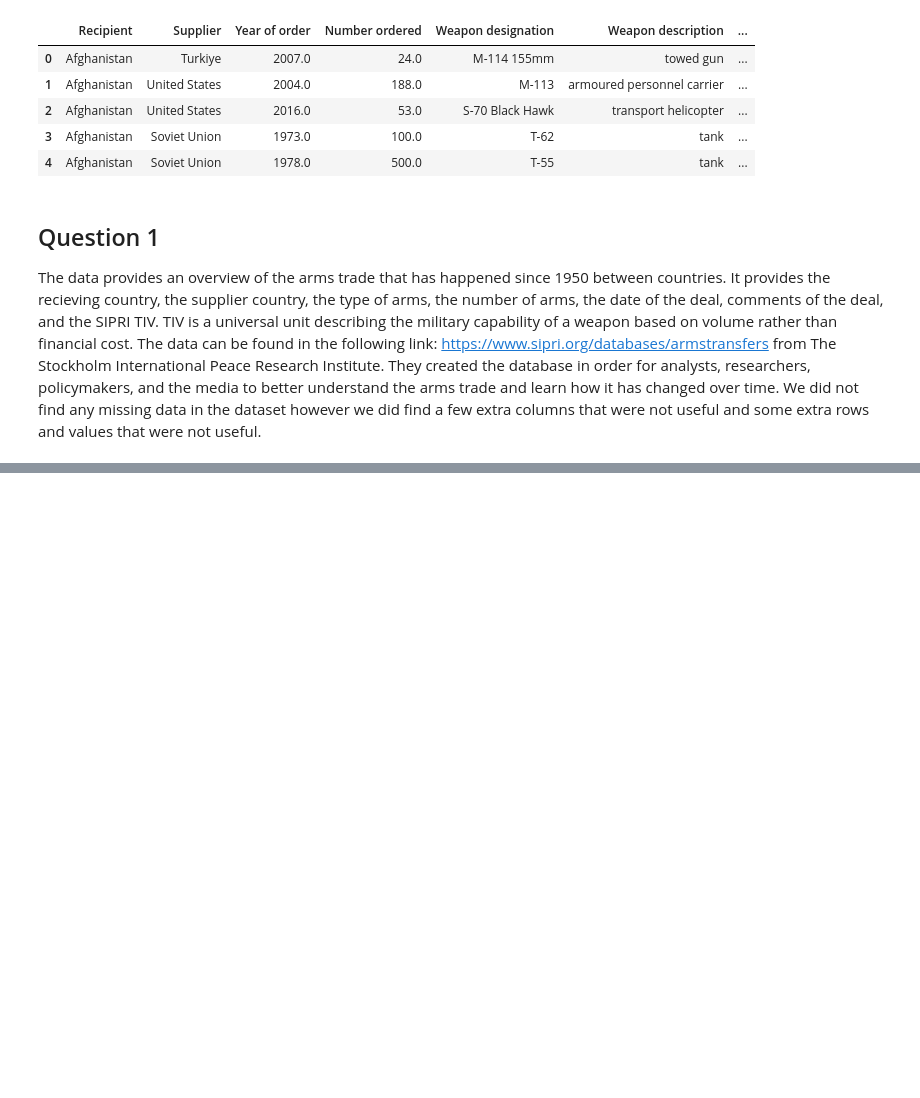
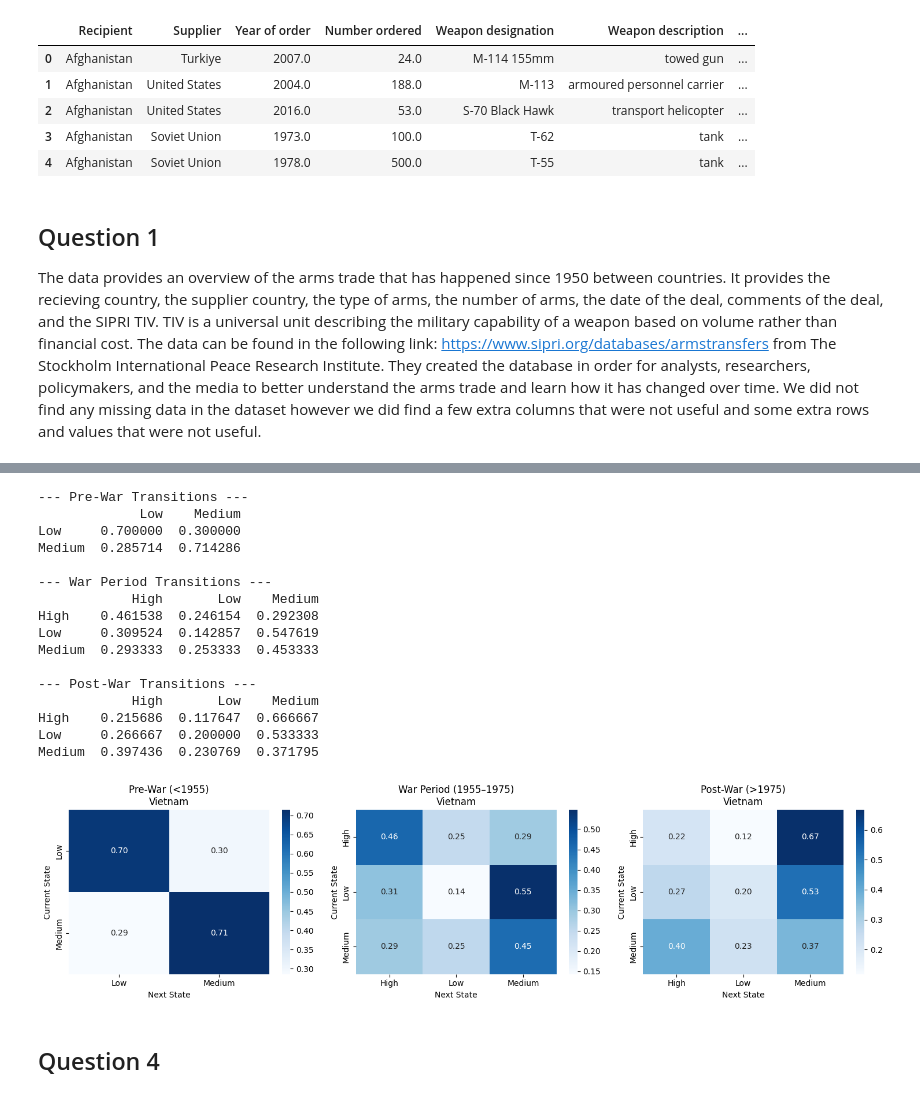
Before and after one commit to Maodougie25/SIPRI-Arms-Trade-Group-Project--, a Jupyter notebook: project_1.ipynb, the cells around one changed output, grey strips where cells are left out. Drawn from its saved outputs; the diff is of its cells as text; code cells hidden in the pictures; blank space fills up the shorter version.

Commit message:
Question 3

```diff
--- a/project_1.ipynb
+++ b/project_1.ipynb
@@ -110,0 +216,59 @@ The data provides an overview of the arms trade that has happened since 1950 bet
+# %%
+pre_war = (markov_data["Year of order"] <= 1954)
+war = (markov_data["Year of order"].between(1955, 1975))
+post_war = (markov_data["Year of order"] >= 1976)
+
+country = "Vietnam"
+
+
+df_germany = markov_data[markov_data["Recipient"] == country]
+
+pre = df_germany[pre_war & (markov_data["Recipient"] == country)].sort_values("Year of order")
+during = df_germany[war & (markov_data["Recipient"] == country)].sort_values("Year of order")
+post = df_germany[post_war & (markov_data["Recipient"] == country)].sort_values("Year of order")
+
+
+tm_pre = transition_matrix(pre["Support"])
+tm_during = transition_matrix(during["Support"])
+tm_post = transition_matrix(post["Support"])
+
+
+print("\n--- Pre-War Transitions ---")
+print(tm_pre)
+print("\n--- War Period Transitions ---")
+print(tm_during)
+print("\n--- Post-War Transitions ---")
+print(tm_post)
+
+
+fig, axes = plt.subplots(1, 3, figsize=(15, 4))
+
+for ax, tm, title in zip(axes, [tm_pre, tm_during, tm_post],
+                         ["Pre-War (<1955)", "War Period (1955–1975)", "Post-War (>1975)"]):
+    sns.heatmap(tm, annot=True, cmap="Blues", fmt=".2f", ax=ax)
+    ax.set_title(f"{title}\n{country}")
+    ax.set_xlabel("Next State")
+    ax.set_ylabel("Current State")
+
+plt.tight_layout()
+plt.show()
+# %% [output]
+--- Pre-War Transitions ---
+             Low    Medium
+Low     0.700000  0.300000
+Medium  0.285714  0.714286
+
+--- War Period Transitions ---
+            High       Low    Medium
+High    0.461538  0.246154  0.292308
+Low     0.309524  0.142857  0.547619
+Medium  0.293333  0.253333  0.453333
+
+--- Post-War Transitions ---
+            High       Low    Medium
+High    0.215686  0.117647  0.666667
+Low     0.266667  0.200000  0.533333
+Medium  0.397436  0.230769  0.371795
+[figure, added]
+# %% [markdown]
+## Question 4
```
Also changed, not shown: parts of 9 cells of this notebook.
